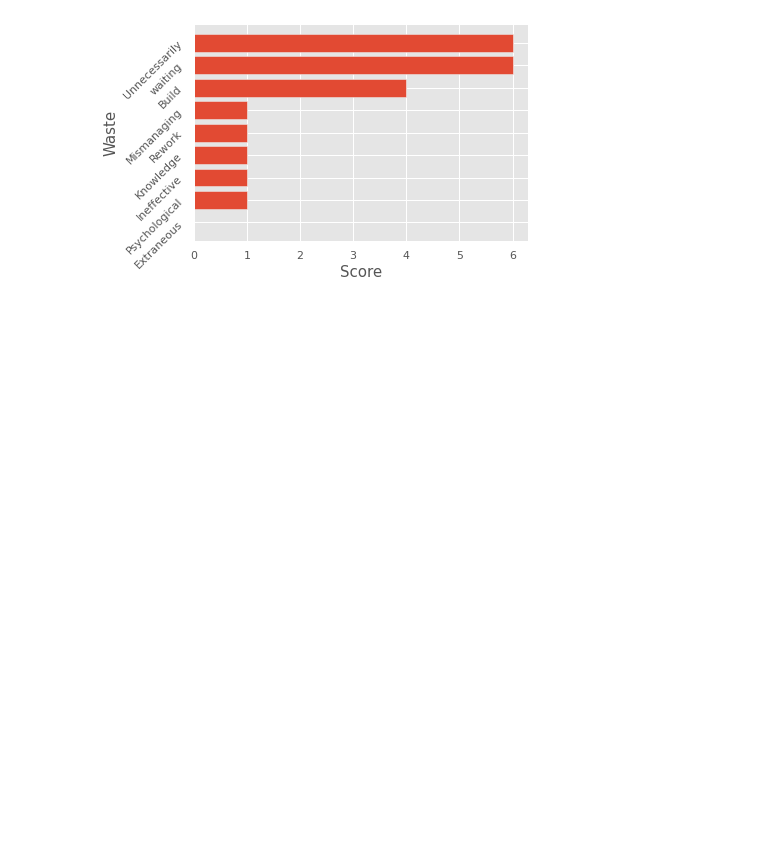
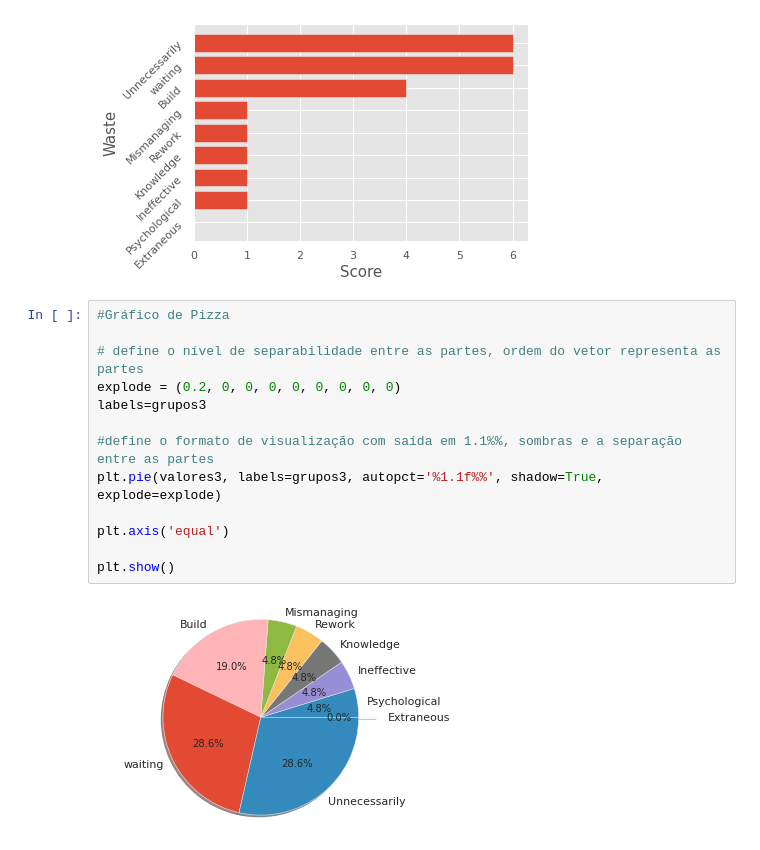
Before and after one commit to keilabcs/ES-TAES-2020-1-UFPE, a Jupyter notebook: T_Teste.ipynb, the cells around one changed output. Saved outputs shown, nothing was run; the diff lists cells and outputs as text; blank space fills up the shorter version.

```diff
--- a/T_Teste.ipynb
+++ b/T_Teste.ipynb
@@ -558,3 +558,18 @@ plt.show()
 #plt.bar(grupos2, valores2)
 # %% [output]
 [figure]
+# %%
+#Gráfico de Pizza
+
+# define o nível de separabilidade entre as partes, ordem do vetor representa as partes
+explode = (0.2, 0, 0, 0, 0, 0, 0, 0, 0)
+labels=grupos3
+
+#define o formato de visualização com saída em 1.1%%, sombras e a separação entre as partes
+plt.pie(valores3, labels=grupos3, autopct='%1.1f%%', shadow=True, explode=explode)
+
+plt.axis('equal')
+
+plt.show()
+# %% [output]
+[figure, added]
```
